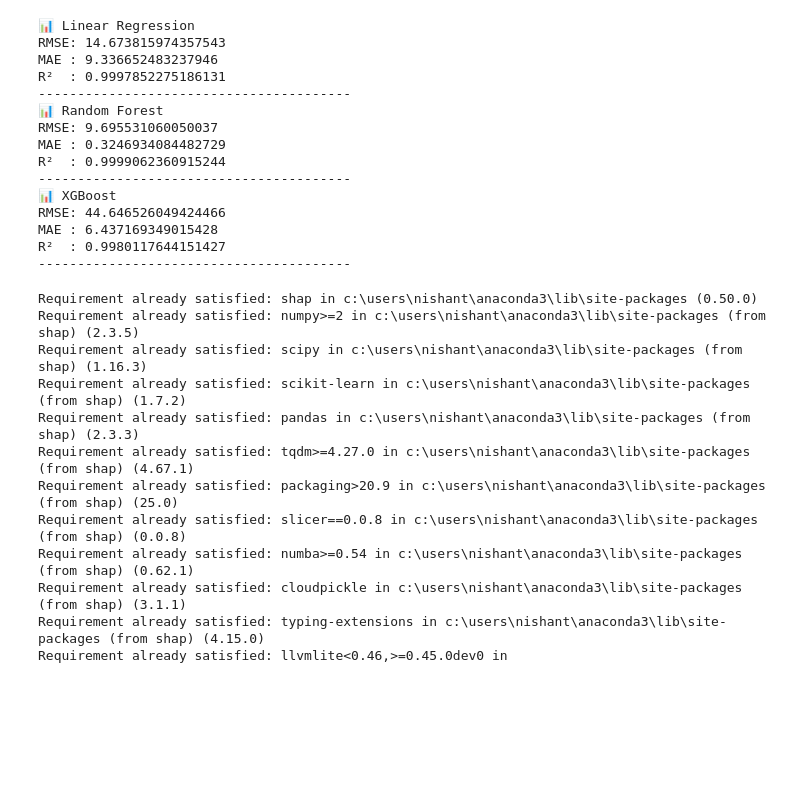
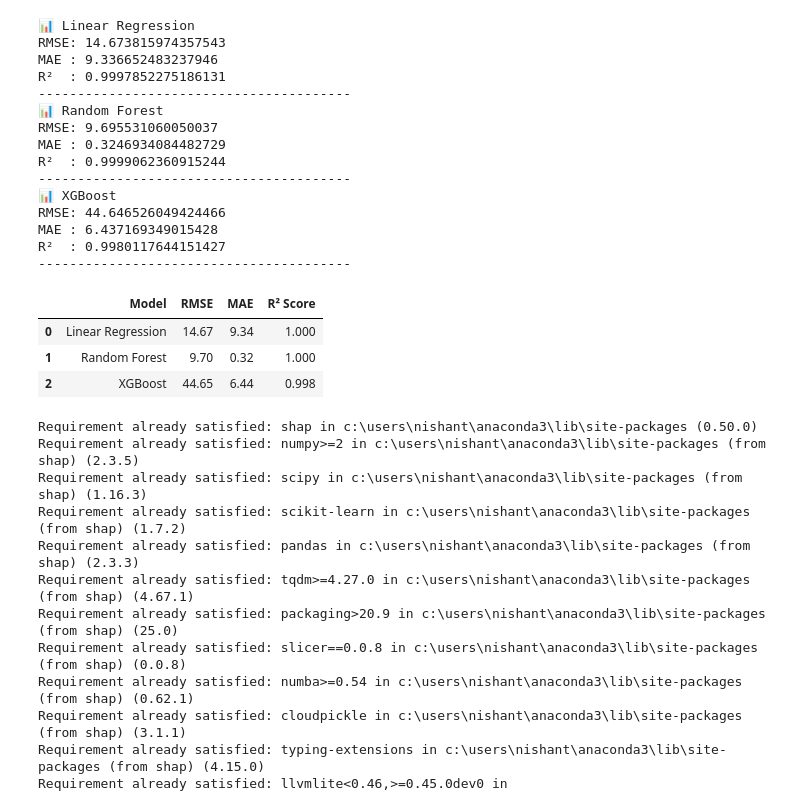
Before and after one commit to NishantRajora/machine-learning-crop-yield-drivers, a Jupyter notebook: model.ipynb, the cells around one changed output. Drawn from its saved outputs; the diff is of its cells as text; code cells hidden in the pictures; blank space fills up the shorter version.

```diff
--- a/model.ipynb
+++ b/model.ipynb
@@ -168,6 +168,35 @@ RMSE: 44.646526049424466
 MAE : 6.437169349015428
 R²  : 0.9980117644151427
 ----------------------------------------
+# %%
+results = pd.DataFrame({
+    "Model": ["Linear Regression", "Random Forest", "XGBoost"],
+    "RMSE": [
+        np.sqrt(mean_squared_error(y_test, lr_preds)),
+        np.sqrt(mean_squared_error(y_test, rf_preds)),
+        np.sqrt(mean_squared_error(y_test, xgb_preds))
+    ],
+    "MAE": [
+        mean_absolute_error(y_test, lr_preds),
+        mean_absolute_error(y_test, rf_preds),
+        mean_absolute_error(y_test, xgb_preds)
+    ],
+    "R² Score": [
+        r2_score(y_test, lr_preds),
+        r2_score(y_test, rf_preds),
+        r2_score(y_test, xgb_preds)
+    ]
+})
+
+results.style\
+    .background_gradient(cmap="viridis", subset=["R² Score"])\
+    .background_gradient(cmap="coolwarm_r", subset=["RMSE", "MAE"])\
+    .format({"RMSE": "{:.2f}", "MAE": "{:.2f}", "R² Score": "{:.3f}"})
+# %% [output]
+|  | Model | RMSE | MAE | R² Score |
+| 0 | Linear Regression | 14.67 | 9.34 | 1.000 |
+| 1 | Random Forest | 9.70 | 0.32 | 1.000 |
+| 2 | XGBoost | 44.65 | 6.44 | 0.998 |
 # %%
 !pip install shap
 # %% [output]
```
